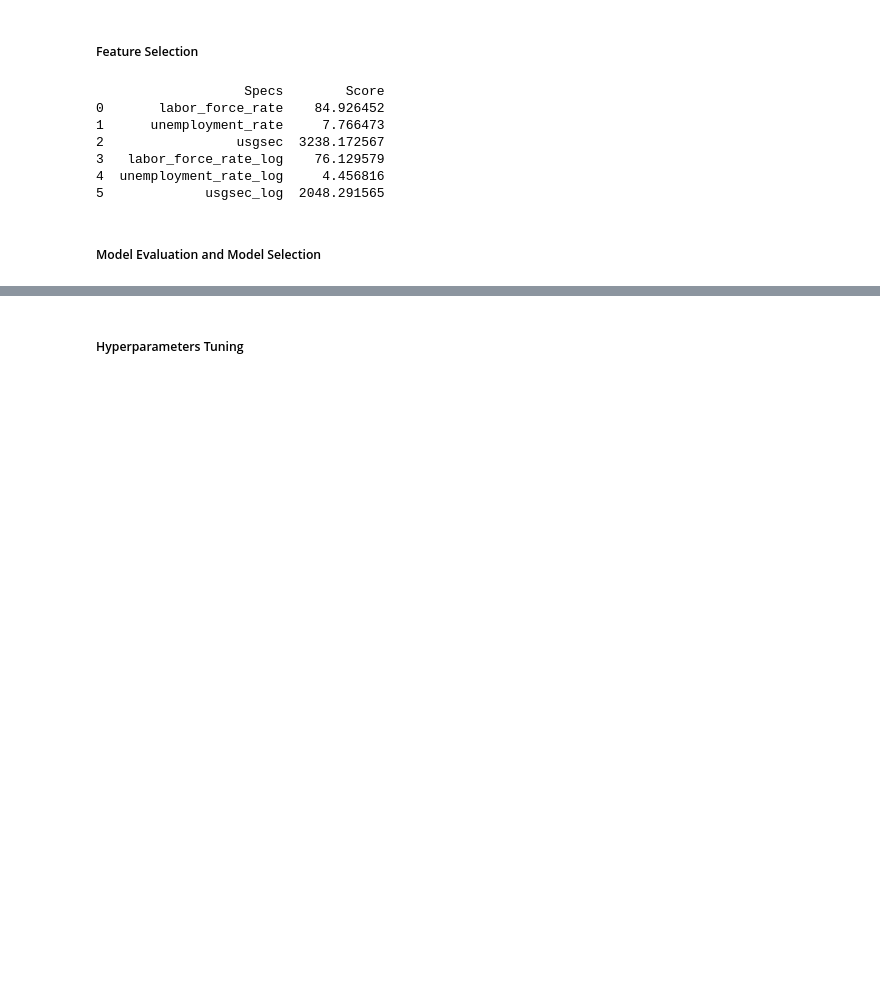
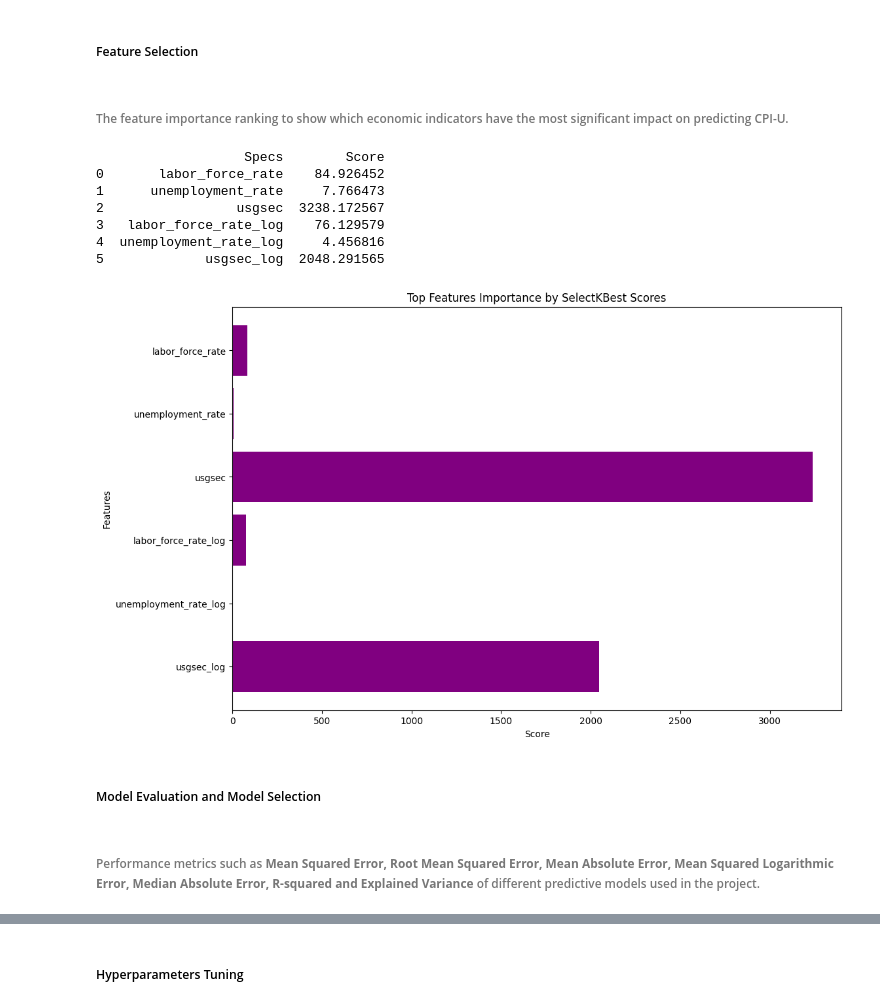
Before and after one commit to felipedds/economic-analysis-fred, a Jupyter notebook: notebooks/analysis.ipynb, the cells around one changed output, grey strips where cells are left out. Drawn from its saved outputs; the diff is of its cells as text; code cells hidden in the pictures; blank space fills up the shorter version.

```diff
--- a/notebooks/analysis.ipynb
+++ b/notebooks/analysis.ipynb
@@ -346,26 +365,41 @@ count             731.000000  731.000000
 max                 2.341806    8.454418
 # %% [markdown]
 <h5>Feature Selection</h5>
+# %% [markdown]
+<h6>The feature importance ranking to show which economic indicators have the most significant impact on predicting CPI-U.</h6>
 # %%
 # SelectKBest
 select_kbest = SelectKBest(k="all")
 fit = select_kbest.fit(X, y)
 df_scores = pd.DataFrame(fit.scores_)
 df_columns = pd.DataFrame(X.columns)
 featureScores = pd.concat([df_columns, df_scores], axis=1)
 featureScores.columns = ["Specs", "Score"]
 featureScores.nlargest(10, "Score").set_index("Specs")
 print(featureScores)
+
+# Plotting the Feature Scores
+plt.figure(figsize=(12, 8))
+plt.barh(featureScores["Specs"], featureScores["Score"], color="purple")
+plt.xlabel("Score")
+plt.ylabel("Features")
+plt.title("Top Features Importance by SelectKBest Scores")
+plt.gca().invert_yaxis()
+plt.savefig("../reports/feature_importance.png")
+plt.show()
 # %% [output]
                    Specs        Score
 0       labor_force_rate    84.926452
 1      unemployment_rate     7.766473
 2                 usgsec  3238.172567
 3   labor_force_rate_log    76.129579
 4  unemployment_rate_log     4.456816
 5             usgsec_log  2048.291565
+[figure, added]
 # %% [markdown]
 <h5>Model Evaluation and Model Selection</h5>
+# %% [markdown]
+<h6>Performance metrics such as <b>Mean Squared Error, Root Mean Squared Error, Mean Absolute Error, Mean Squared Logarithmic Error, Median Absolute Error, R-squared and Explained Variance</b> of different predictive models used in the project.</h6>
 # %%
 # Model Selection of Regression Models
 models = {
```
Also changed, not shown: parts of 18 cells of this notebook, 3 other files.
